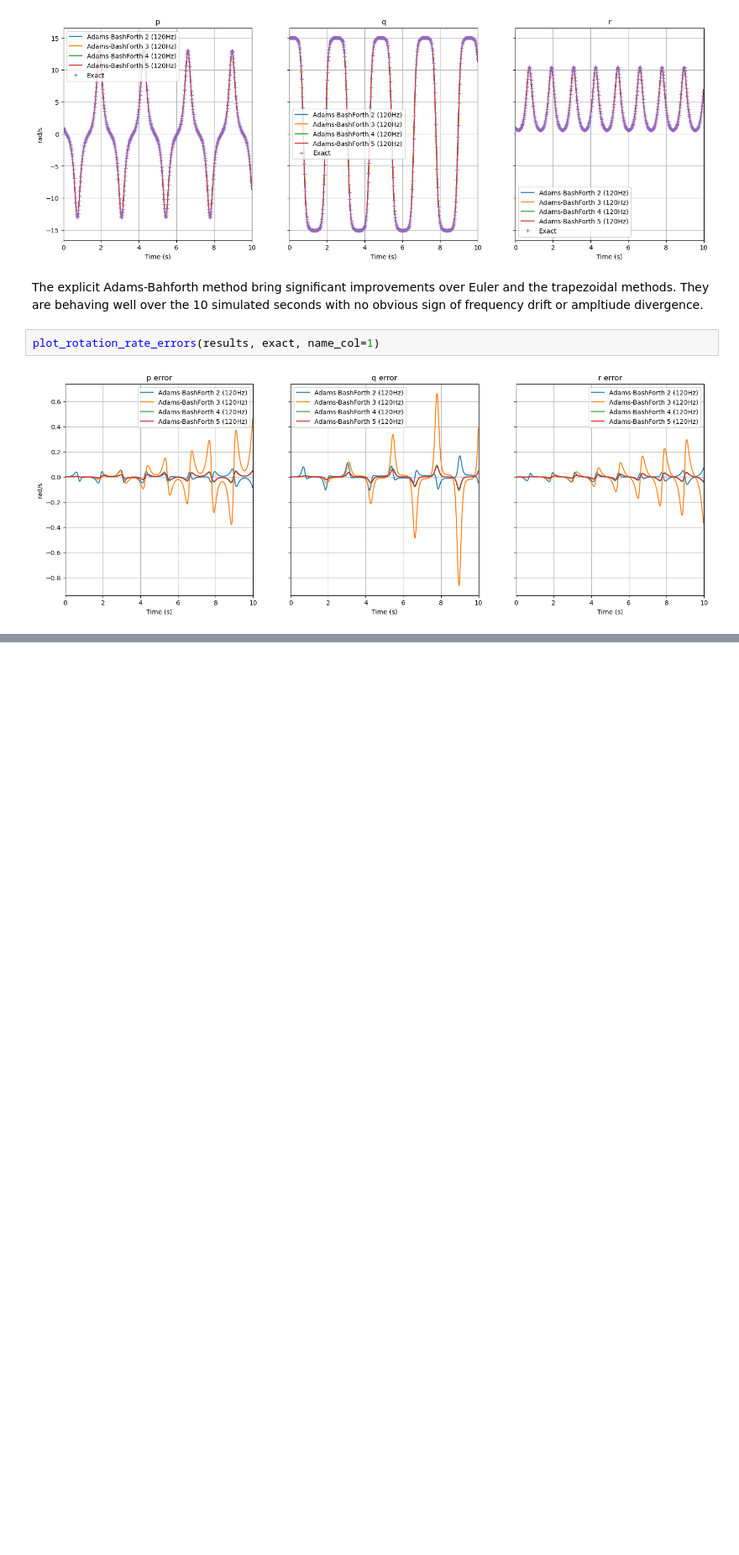
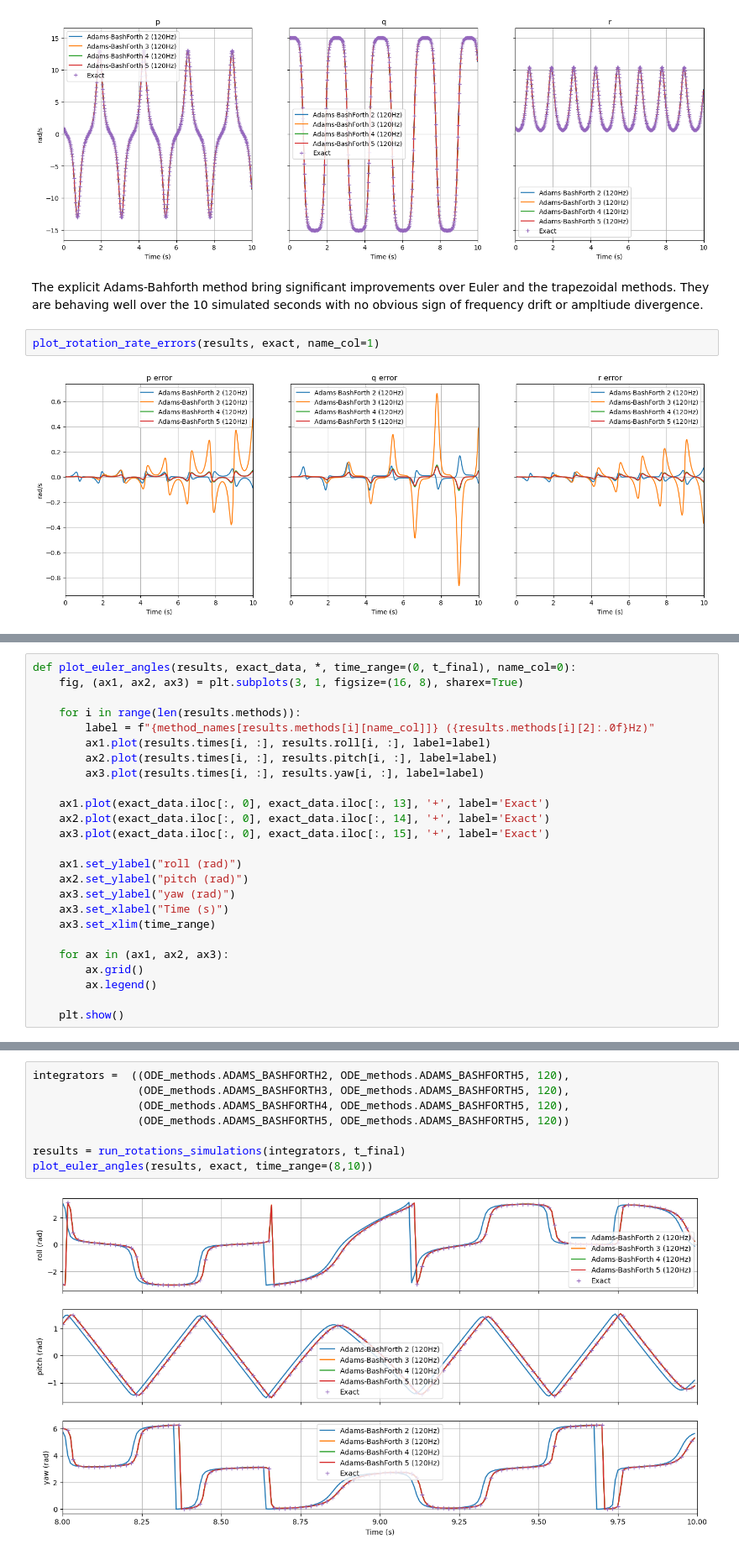
Before and after one commit to JSBSim-Team/jsbsim, a Jupyter notebook: examples/python/Rotations.ipynb, the cells around one changed output, grey strips where cells are left out. Shown at 84% size. Cells and saved outputs as stored; diff of their text form; blank space fills up the shorter version.

Commit message:
Add analyses on the Euler angles.

```diff
--- a/examples/python/Rotations.ipynb
+++ b/examples/python/Rotations.ipynb
@@ -361,0 +305,25 @@ plot_rotation_rate_errors(results, exact, name_col=1)
+# %%
+def plot_euler_angles(results, exact_data, *, time_range=(0, t_final), name_col=0):
+    fig, (ax1, ax2, ax3) = plt.subplots(3, 1, figsize=(16, 8), sharex=True)
+
+    for i in range(len(results.methods)):
+        label = f"{method_names[results.methods[i][name_col]]} ({results.methods[i][2]:.0f}Hz)"
+        ax1.plot(results.times[i, :], results.roll[i, :], label=label)
+        ax2.plot(results.times[i, :], results.pitch[i, :], label=label)
+        ax3.plot(results.times[i, :], results.yaw[i, :], label=label)
+
+    ax1.plot(exact_data.iloc[:, 0], exact_data.iloc[:, 13], '+', label='Exact')
+    ax2.plot(exact_data.iloc[:, 0], exact_data.iloc[:, 14], '+', label='Exact')
+    ax3.plot(exact_data.iloc[:, 0], exact_data.iloc[:, 15], '+', label='Exact')
+
+    ax1.set_ylabel("roll (rad)")
+    ax2.set_ylabel("pitch (rad)")
+    ax3.set_ylabel("yaw (rad)")
+    ax3.set_xlabel("Time (s)")
+    ax3.set_xlim(time_range)
+
+    for ax in (ax1, ax2, ax3):
+        ax.grid()
+        ax.legend()
+
+    plt.show()
@@ -361,0 +370,10 @@ plot_rotation_rate_errors(results, exact, name_col=1)
+# %%
+integrators =  ((ODE_methods.ADAMS_BASHFORTH2, ODE_methods.ADAMS_BASHFORTH5, 120),
+                (ODE_methods.ADAMS_BASHFORTH3, ODE_methods.ADAMS_BASHFORTH5, 120),
+                (ODE_methods.ADAMS_BASHFORTH4, ODE_methods.ADAMS_BASHFORTH5, 120),
+                (ODE_methods.ADAMS_BASHFORTH5, ODE_methods.ADAMS_BASHFORTH5, 120))
+
+results = run_rotations_simulations(integrators, t_final)
+plot_euler_angles(results, exact, time_range=(8,10))
+# %% [output]
+[figure, added]
```
Also changed, not shown: parts of 26 cells of this notebook.
